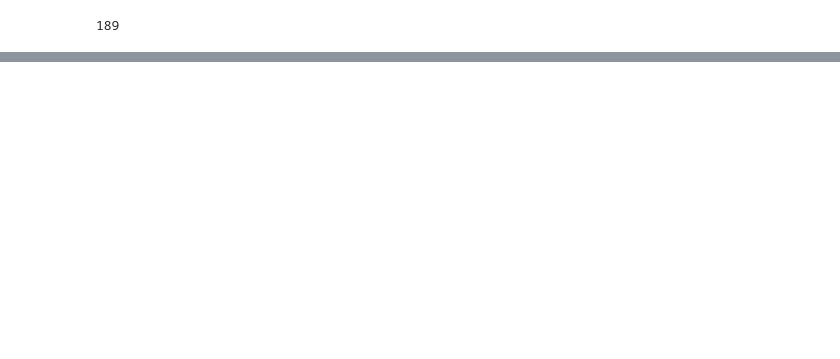
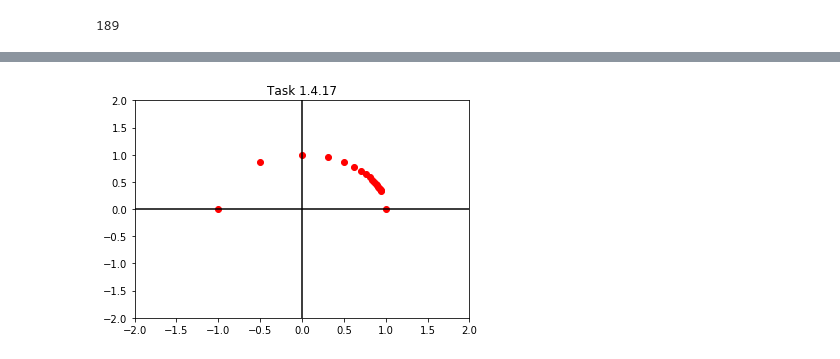
Before and after one commit to gkarp/coding_the_matrix, a Jupyter notebook: chapter1.ipynb, the cells around one changed output, grey strips where cells are left out. Cells and saved outputs as stored; diff of their text form; code cells hidden in the pictures; blank space fills up the shorter version.

```diff
--- a/chapter1.ipynb
+++ b/chapter1.ipynb
@@ -204,3 +255,27 @@ len(data)
+# %%
+# Task 1.4.17
+from math import e, pi
+# create a list comprehension on the range 0 through 19 and plot the result
+# definition of w: w = e ** (2 * pi * 1j / n)
+l = [e ** (2 * pi * 1j / n) for n in range(1, 20)]
+l_pts = setZipper(set(l))
+x = l_pts[0]
+y = l_pts[1]
+
+# Plot the points
+plt.scatter(x, y, color="red")
+
+# Set up the chart
+plt.xlim([-2, 2])
+plt.ylim([-2, 2])
+plt.axhline(color="black")
+plt.vlines(0, -10, 10)
+plt.title("Task 1.4.17")
+plt.show()
+
+#QUESTION: w0 generates a divide by zero error.
+# %% [output]
+[figure, added]
 # %%
 # Task 1.4.18
 # %%
```
Also changed, not shown: parts of 11 cells of this notebook.
